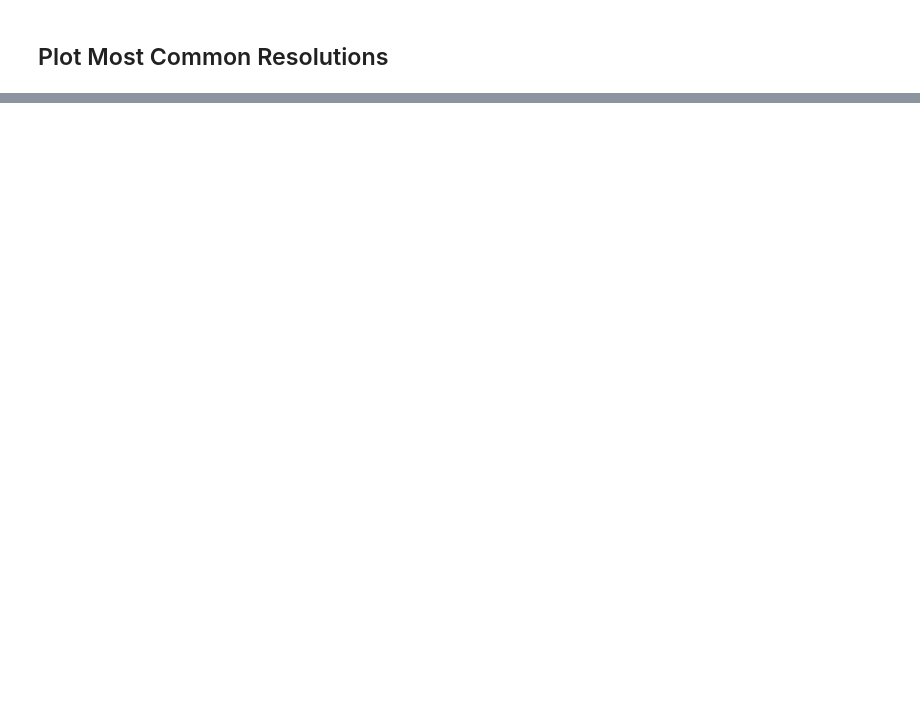
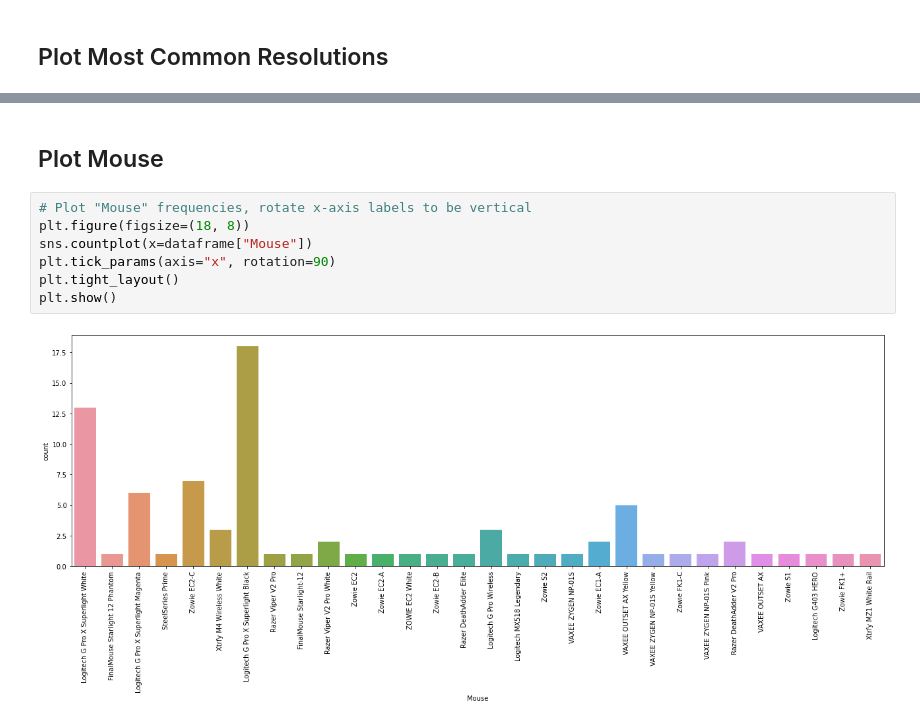
Before and after one commit to Walks2K/ProSettings-CSGO, a Jupyter notebook: ProSettings CSGO Data.ipynb, the cells around one changed output, grey strips where cells are left out. Cells and saved outputs as stored; diff of their text form; blank space fills up the shorter version.

```diff
--- a/ProSettings CSGO Data.ipynb
+++ b/ProSettings CSGO Data.ipynb
@@ -167,0 +148,11 @@ plt.show()
+# %% [markdown]
+## Plot Mouse
+# %%
+# Plot "Mouse" frequencies, rotate x-axis labels to be vertical
+plt.figure(figsize=(18, 8))
+sns.countplot(x=dataframe["Mouse"])
+plt.tick_params(axis="x", rotation=90)
+plt.tight_layout()
+plt.show()
+# %% [output]
+[figure, added]
```
Also changed, not shown: parts of 13 cells of this notebook.
